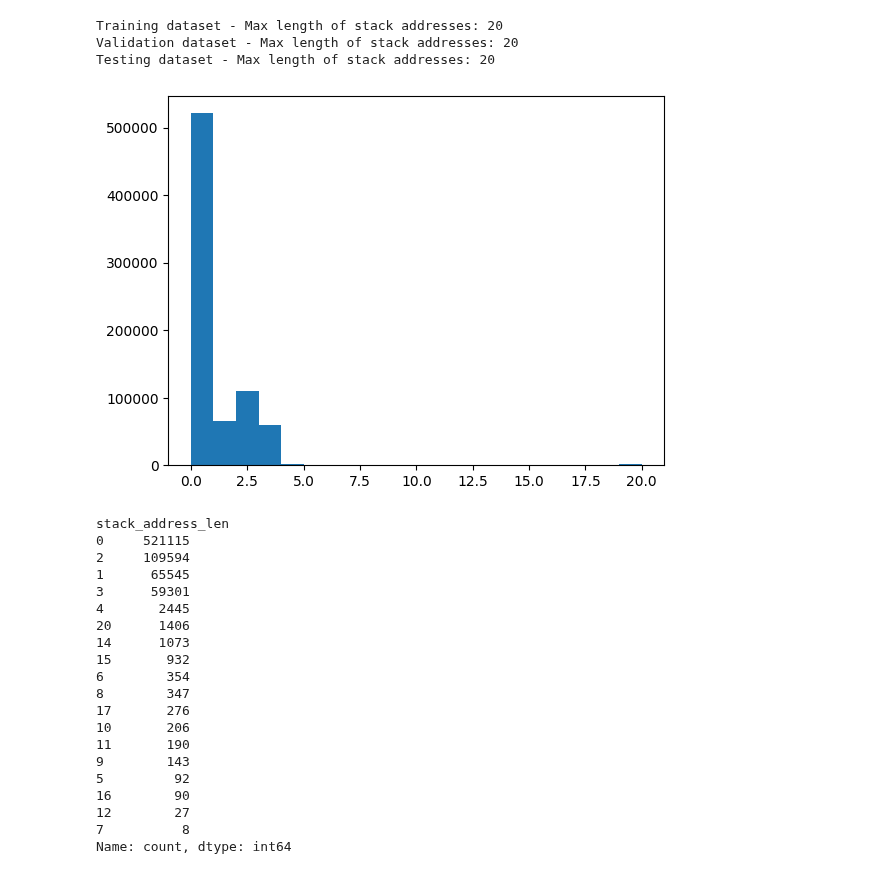
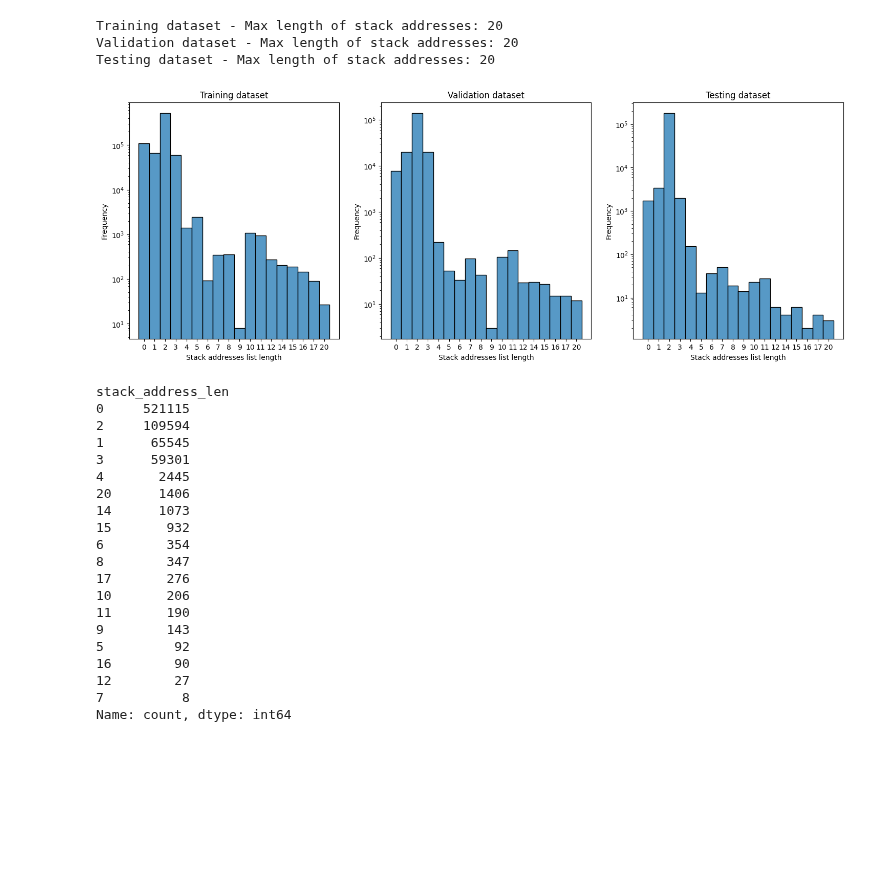
Before and after one commit to moryba/Beth-project, a Jupyter notebook: Data analysis/data analysis.ipynb, the cells around one changed output. Drawn from its saved outputs; the diff is of its cells as text; code cells hidden in the pictures; blank space fills up the shorter version.

```diff
--- a/Data analysis/data analysis.ipynb
+++ b/Data analysis/data analysis.ipynb
@@ -931,10 +931,47 @@ print(f"Testing dataset - Max length of stack addresses: {max(test_data['stack_a
 Training dataset - Max length of stack addresses: 20
 Validation dataset - Max length of stack addresses: 20
 Testing dataset - Max length of stack addresses: 20
-# %%
-plt.hist(train_data['stack_address_len'], bins=20);
-# %% [output]
-[figure, removed]
+# %%
+fig, axes = plt.subplots(1, 3, figsize=(18, 6))
+df_plot1 = train_data['stack_address_len'].astype('str')
+unique_labels = list(pd.array(sorted(list(train_data['stack_address_len'].unique()))).astype('str'))
+sns.histplot(df_plot1, bins=20, binwidth=0.5, kde=False, palette='viridis', ax=axes[0])
+
+axes[0].set_xlabel('Stack addresses list length')
+axes[0].set_ylabel('Frequency')
+axes[0].set_title('Training dataset')
+axes[0].grid(False)
+axes[0].set_yscale('log')
+axes[0].set_xticks(np.arange(len(unique_labels)))
+axes[0].set_xticklabels(unique_labels)
+
+df_plot2 = val_data['stack_address_len'].astype('str')
+unique_labels = list(pd.array(sorted(list(val_data['stack_address_len'].unique()))).astype('str'))
+sns.histplot(df_plot2, bins=20, binwidth=0.5, kde=False, palette='viridis', ax=axes[1])
+
+axes[1].set_xlabel('Stack addresses list length')
+axes[1].set_ylabel('Frequency')
+axes[1].set_title('Validation dataset')
+axes[1].grid(False)
+axes[1].set_yscale('log')
+axes[1].set_xticks(np.arange(len(unique_labels)))
+axes[1].set_xticklabels(unique_labels)
+
+df_plot3 = test_data['stack_address_len'].astype('str')
+unique_labels = list(pd.array(sorted(list(test_data['stack_address_len'].unique()))).astype('str'))
+sns.histplot(df_plot3, bins=20, binwidth=0.5, kde=False, palette='viridis', ax=axes[2])
+
+axes[2].set_xlabel('Stack addresses list length')
+axes[2].set_ylabel('Frequency')
+axes[2].set_title('Testing dataset')
+axes[2].grid(False)
+axes[2].set_yscale('log')
+axes[2].set_xticks(np.arange(len(unique_labels)))
+axes[2].set_xticklabels(unique_labels)
+
+plt.show()
+# %% [output]
+[figure, added]
 # %%
 train_data['stack_address_len'].value_counts()
 # %% [output]
```
Also changed, not shown: parts of 9 cells of this notebook, 2 other files.
